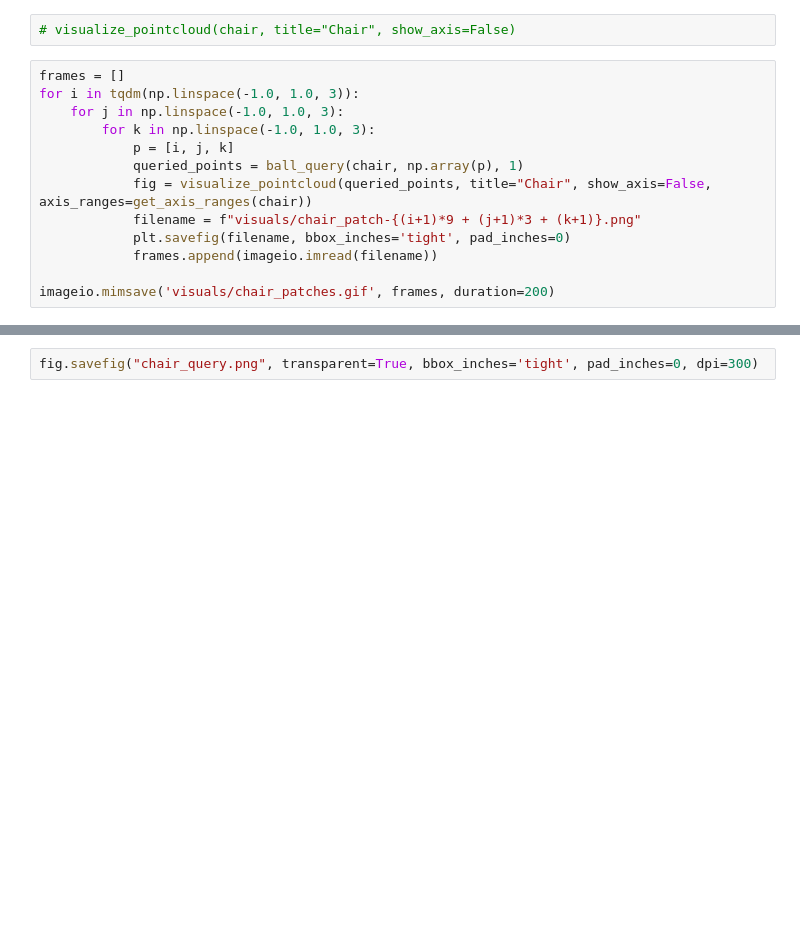
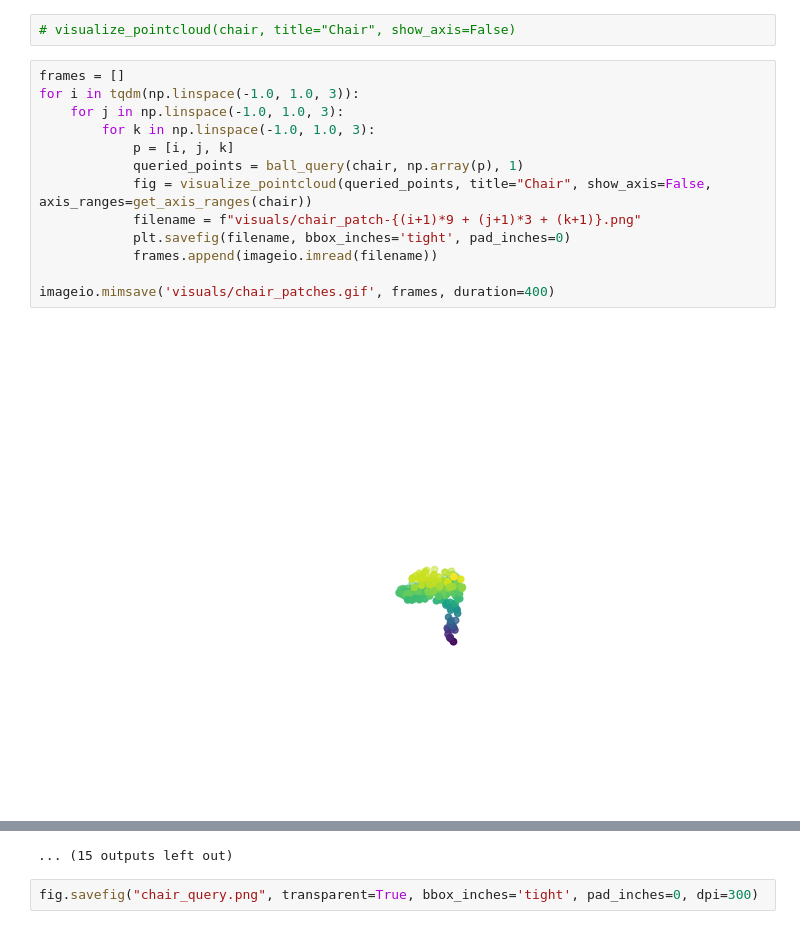
Before and after one commit to kristiyansakalyan/coarse-to-fine-shapes, a Jupyter notebook: visualization_patches.ipynb, the cells around one changed output, grey strips where cells are left out. Drawn from its saved outputs; the diff is of its cells as text; blank space fills up the shorter version.

Commit message:
Add visualizations

```diff
--- a/visualization_patches.ipynb
+++ b/visualization_patches.ipynb
@@ -38,13 +38,15 @@ chair = load_pvd_output(filename="chair_pc_data.pth")
 # %%
 frames = []
 for i in tqdm(np.linspace(-1.0, 1.0, 3)):
     for j in np.linspace(-1.0, 1.0, 3):
         for k in np.linspace(-1.0, 1.0, 3):
             p = [i, j, k]
             queried_points = ball_query(chair, np.array(p), 1)
             fig = visualize_pointcloud(queried_points, title="Chair", show_axis=False, axis_ranges=get_axis_ranges(chair))
             filename = f"visuals/chair_patch-{(i+1)*9 + (j+1)*3 + (k+1)}.png"
             plt.savefig(filename, bbox_inches='tight', pad_inches=0)
             frames.append(imageio.imread(filename))
 
-imageio.mimsave('visuals/chair_patches.gif', frames, duration=200)
+imageio.mimsave('visuals/chair_patches.gif', frames, duration=400)
+# %% [output]
+[figure, added]
@@ -51,2 +64,3 @@ imageio.mimsave('visuals/chair_patches.gif', frames, duration=200)
+... (15 outputs left out)
 # %%
 fig.savefig("chair_query.png", transparent=True, bbox_inches='tight', pad_inches=0, dpi=300)
```
Also changed, not shown: parts of 1 cell of this notebook, 1 other file.
